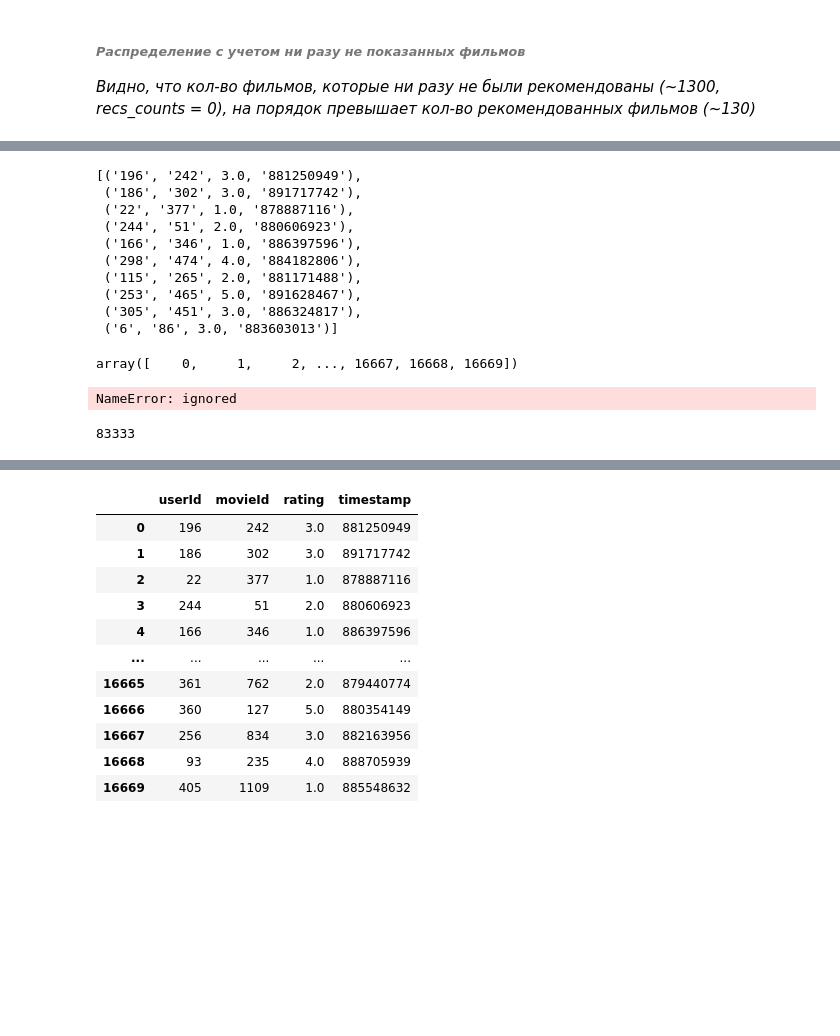
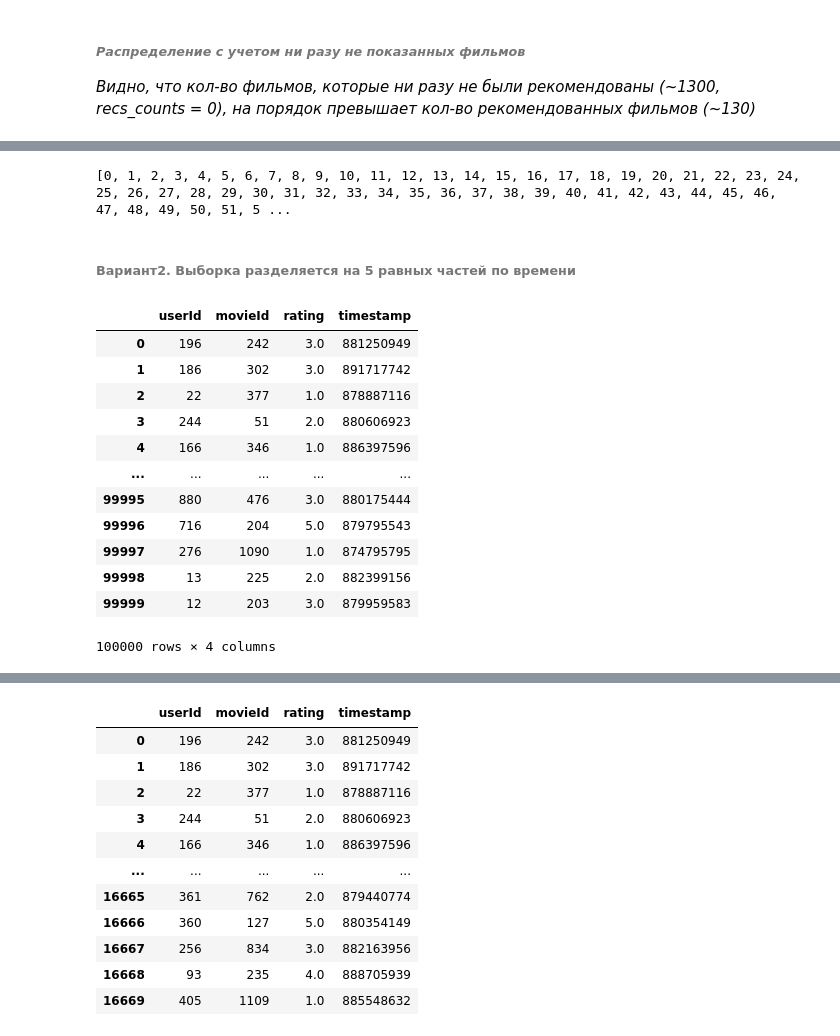
Before and after one commit to root-epifit/madmo-adv, a Jupyter notebook: hw3_movielens_my_solution.ipynb, the cells around one changed output, grey strips where cells are left out. Drawn from its saved outputs; the diff is of its cells as text; code cells hidden in the pictures; blank space fills up the shorter version.

```diff
--- a/hw3_movielens_my_solution.ipynb
+++ b/hw3_movielens_my_solution.ipynb
@@ -634,14 +723,24 @@ TimeSeriesSplit(gap=0, max_train_size=None, n_splits=5, test_size=None)
+# %%
+testset[:2]
+# %% [output]
+[0, 1, 2, 3, 4, 5, 6, 7, 8, 9, 10, 11, 12, 13, 14, 15, 16, 17, 18, 19, 20, 21, 22, 23, 24, 25, 26, 27, 28, 29, 30, 31, 32, 33, 34, 35, 36, 37, 38, 39, 40, 41, 42, 43, 44, 45, 46, 47, 48, 49, 50, 51, 5 ...
+# %% [markdown]
+###### Вариант2. Выборка разделяется на 5 равных частей по времени
 # %%
-#data.raw_ratings, columns=["userId", "movieId", "rating", "timestamp"]
-data.raw_ratings[:10]
+df = pd.DataFrame(raw_ratings, columns=["userId", "movieId", "rating", "timestamp"])
+
+df
 # %% [output]
+|  | userId | movieId | rating | timestamp |
+| 0 | 196 | 242 | 3.0 | 881250949 |
+| 1 | 186 | 302 | 3.0 | 891717742 |
+| 2 | 22 | 377 | 1.0 | 878887116 |
+| 3 | 244 | 51 | 2.0 | 880606923 |
+| 4 | 166 | 346 | 1.0 | 886397596 |
+| ... | ... | ... | ... | ... |
+| 99995 | 880 | 476 | 3.0 | 880175444 |
+| 99996 | 716 | 204 | 5.0 | 879795543 |
+| 99997 | 276 | 1090 | 1.0 | 874795795 |
+| 99998 | 13 | 225 | 2.0 | 882399156 |
+| 99999 | 12 | 203 | 3.0 | 879959583 |
-[('196', '242', 3.0, '881250949'),
- ('186', '302', 3.0, '891717742'),
- ('22', '377', 1.0, '878887116'),
- ('244', '51', 2.0, '880606923'),
- ('166', '346', 1.0, '886397596'),
- ('298', '474', 4.0, '884182806'),
- ('115', '265', 2.0, '881171488'),
- ('253', '465', 5.0, '891628467'),
- ('305', '451', 3.0, '886324817'),
- ('6', '86', 3.0, '883603013')]
+100000 rows × 4 columns
@@ -651,4 +746,0 @@ df = pd.DataFrame(data.raw_ratings, columns=["userId", "movieId", "rating", "tim
-# %%
-idx_train
-# %% [output]
-array([    0,     1,     2, ..., 16667, 16668, 16669])
@@ -657,20 +746,0 @@ trainset, testset = train_test_split(data, test_size=idx_test[0])
-# %%
-trainset.__dir__()
-# %% [output]
-NameError: ignored
-# %%
-from surprise.dataset import DatasetAutoFolds
-import numpy as np
-
-#ds = DatasetAutoFolds(df = df_train)
-
-#df_train
-#trainset = ds.build_full_trainset()
-#trainset
-
-idx_train
-df_train.head(2)
-X_train = data.raw_ratings[:idx_train[-1]]
-len(X_train)
-# %% [output]
-83333
```
Also changed, not shown: parts of 30 cells of this notebook.
